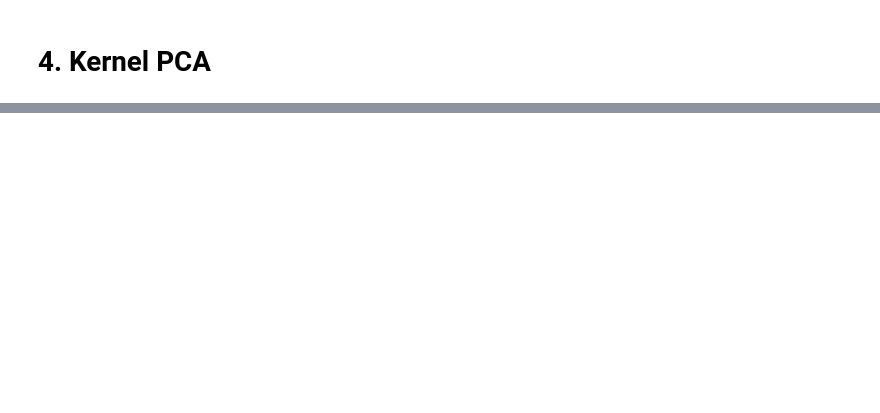
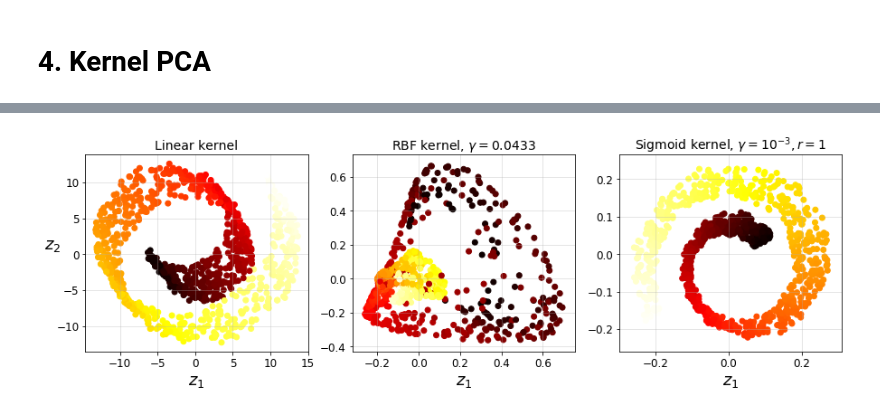
Before and after one commit to libingallin/handson_ml_2nd, a Jupyter notebook: chap08-dimensionality-reduction.ipynb, the cells around one changed output, grey strips where cells are left out. Cells and saved outputs as stored; diff of their text form; code cells hidden in the pictures; blank space fills up the shorter version.

```diff
--- a/chap08-dimensionality-reduction.ipynb
+++ b/chap08-dimensionality-reduction.ipynb
@@ -626,0 +665,30 @@ plt.show()
+# %%
+linear_pca = KernelPCA(n_components=2, kernel='linear',
+                       # Learn the inverse transform for non-precomputed kernels.
+                       # (i.e. learn to find the pre-image of a point)
+                       fit_inverse_transform=True)
+rbf_pca = KernelPCA(n_components=2, kernel='rbf', gamma=0.0433,
+                    fit_inverse_transform=True)
+sig_pca = KernelPCA(n_components=2, kernel='sigmoid', gamma=0.001, coef0=1,
+                    fit_inverse_transform=True)
+# %%
+plt.figure(figsize=(15, 4))
+
+y = t > 6.9
+subplots = (131, 132, 133)
+pcas = (linear_pca, rbf_pca, sig_pca)
+titles = ('Linear kernel', 'RBF kernel, $\gamma=0.0433$',
+          'Sigmoid kernel, $\gamma=10^{-3}, r=1$')
+for subplot, pca, title in zip(subplots, pcas, titles):
+    x_reduced = pca.fit_transform(X)
+
+    plt.subplot(subplot)
+    plt.scatter(x_reduced[:, 0], x_reduced[:, 1], c=t, cmap=plt.cm.hot)
+    plt.title(title, fontsize=14)
+    plt.xlabel('$z_1$', fontsize=18)
+    if subplot == 131:
+        plt.ylabel('$z_2$', fontsize=18, rotation=0)
+    plt.grid(True, alpha=0.4)
+plt.show()
+# %% [output]
+[figure, added]
```
Also changed, not shown: parts of 19 cells of this notebook.
